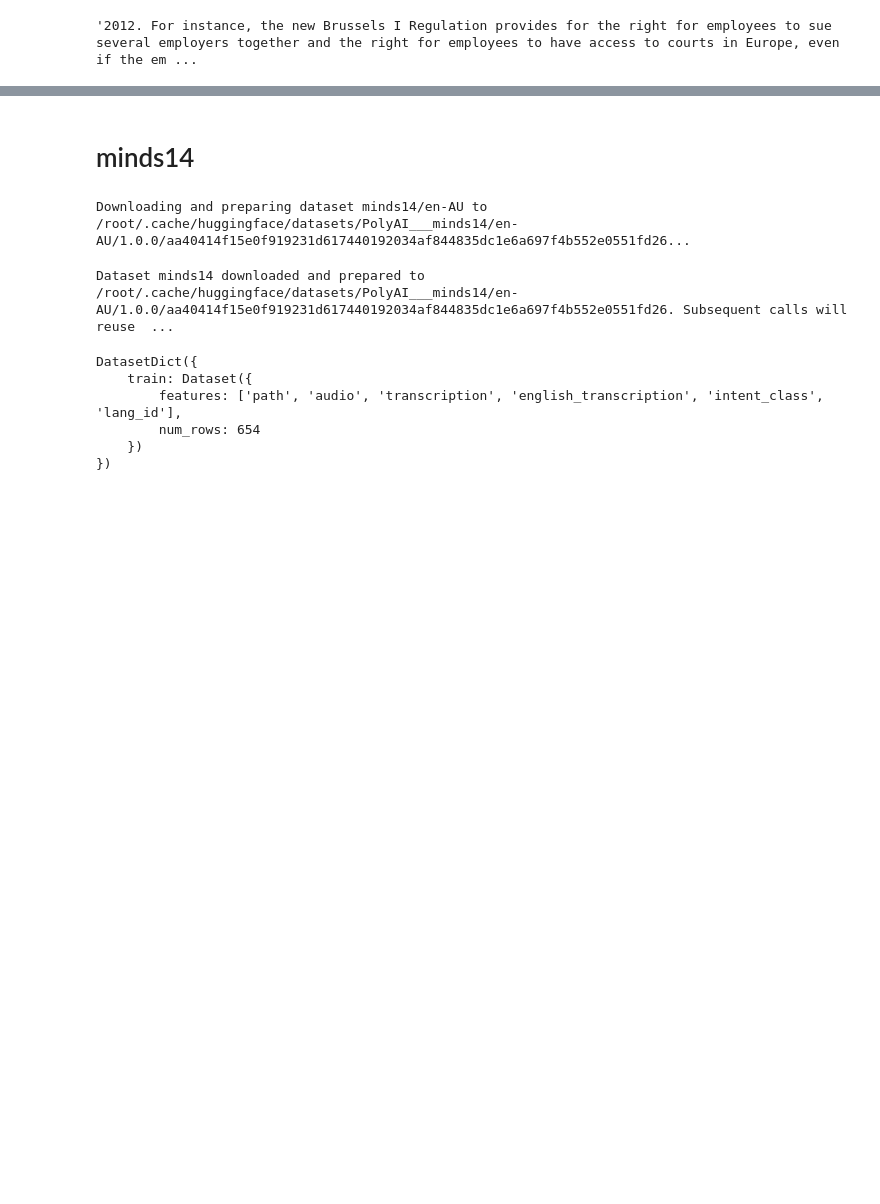
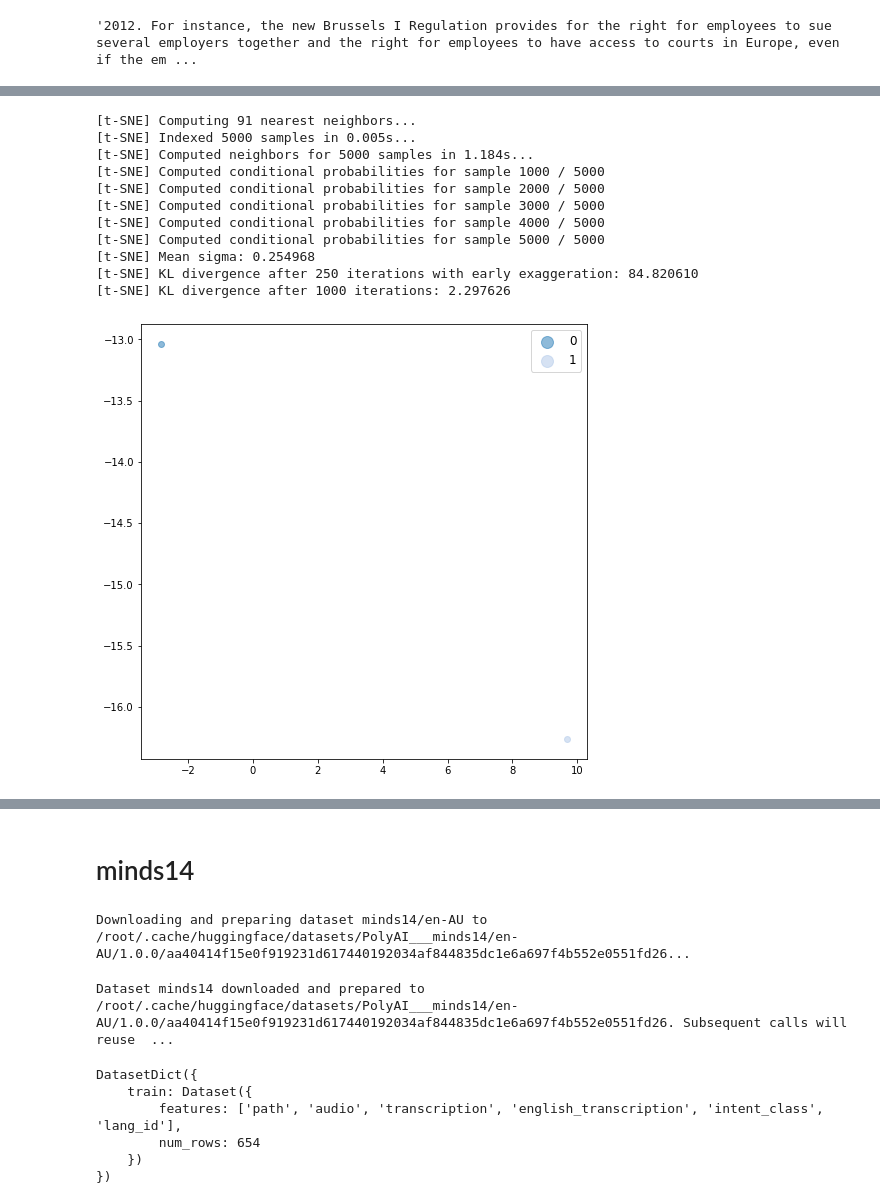
Before and after one commit to IlyaZelinskiy/Wav2vec_CFT_SHIFT_LAB, a Jupyter notebook: ASR_datasets.ipynb, the cells around one changed output, grey strips where cells are left out. Drawn from its saved outputs; the diff is of its cells as text; code cells hidden in the pictures; blank space fills up the shorter version.

```diff
--- a/ASR_datasets.ipynb
+++ b/ASR_datasets.ipynb
@@ -5,0 +52,14 @@
+# %%
+
+def map_to_emb(batch):
+    audio_batch = batch["audio"]
+    # [{..., "array": np.array([...]), ...}, ..., {..., "array": np.array([...]), ...}], length == batch_size
+    arrays = list(map(lambda x: x["array"], audio_batch))
+    # [np.array([...]), ..., np.array([...])]
+    input_values = processor(arrays, return_tensors="pt", padding="longest", sampling_rate=16000).input_values
+    with torch.no_grad():
+        unit_embeddings = model(input_values.to(device), output_hidden_states = True).hidden_states
+
+    embeddings = list(unit_embeddings[-1].mean(axis=1))
+    batch["embedding"] = embeddings
+    return batch
@@ -51,0 +170,30 @@ two thousand and twelve for instance the new brussels i regulation provides for
+# %%
+from sklearn.manifold import TSNE
+from matplotlib import cm
+
+# Create a two dimensional t-SNE projection of the embeddings
+tsne = TSNE(3, verbose=1)
+tsne_proj = tsne.fit_transform(embeddings_slue['embedding'])
+# Plot those points as a scatter plot and label them based on the pred labels
+cmap = cm.get_cmap('tab20')
+fig, ax = plt.subplots(figsize=(8,8))
+num_categories = 2
+for lab in range(num_categories):
+    # indices = test_predictions==lab
+    indices = lab
+    ax.scatter(tsne_proj[indices,0],tsne_proj[indices,1], c=np.array(cmap(lab)).reshape(1,4), label = lab ,alpha=0.5)
+ax.legend(fontsize='large', markerscale=2)
+plt.show()
+# %% [output]
+[t-SNE] Computing 91 nearest neighbors...
+[t-SNE] Indexed 5000 samples in 0.005s...
+[t-SNE] Computed neighbors for 5000 samples in 1.184s...
+[t-SNE] Computed conditional probabilities for sample 1000 / 5000
+[t-SNE] Computed conditional probabilities for sample 2000 / 5000
+[t-SNE] Computed conditional probabilities for sample 3000 / 5000
+[t-SNE] Computed conditional probabilities for sample 4000 / 5000
+[t-SNE] Computed conditional probabilities for sample 5000 / 5000
+[t-SNE] Mean sigma: 0.254968
+[t-SNE] KL divergence after 250 iterations with early exaggeration: 84.820610
+[t-SNE] KL divergence after 1000 iterations: 2.297626
+[figure, added]
```
Also changed, not shown: parts of 18 cells of this notebook.
